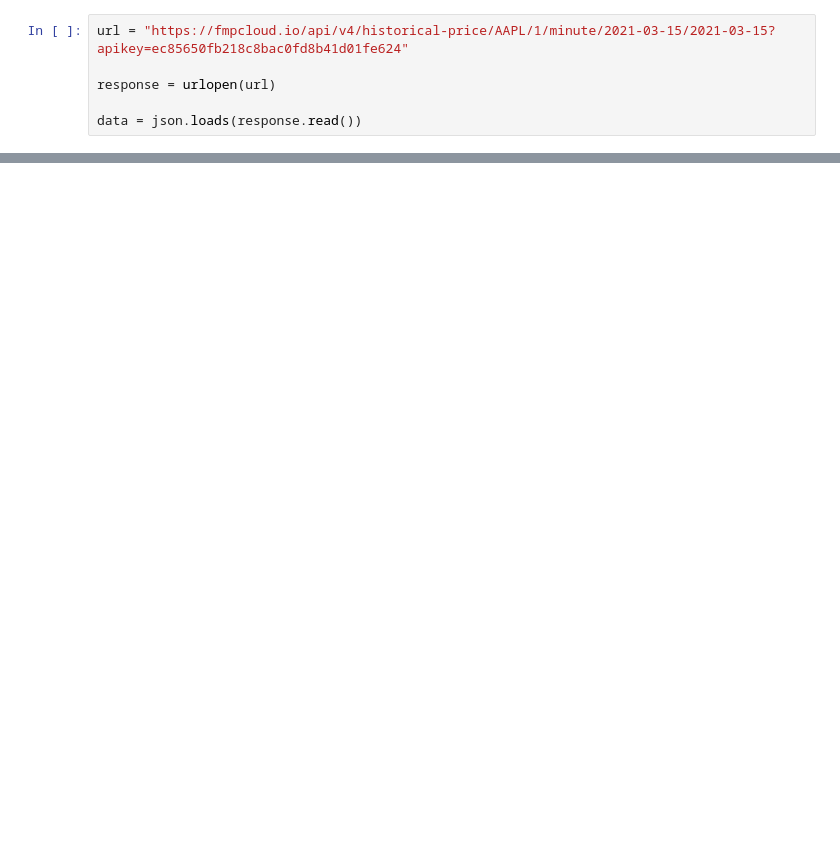
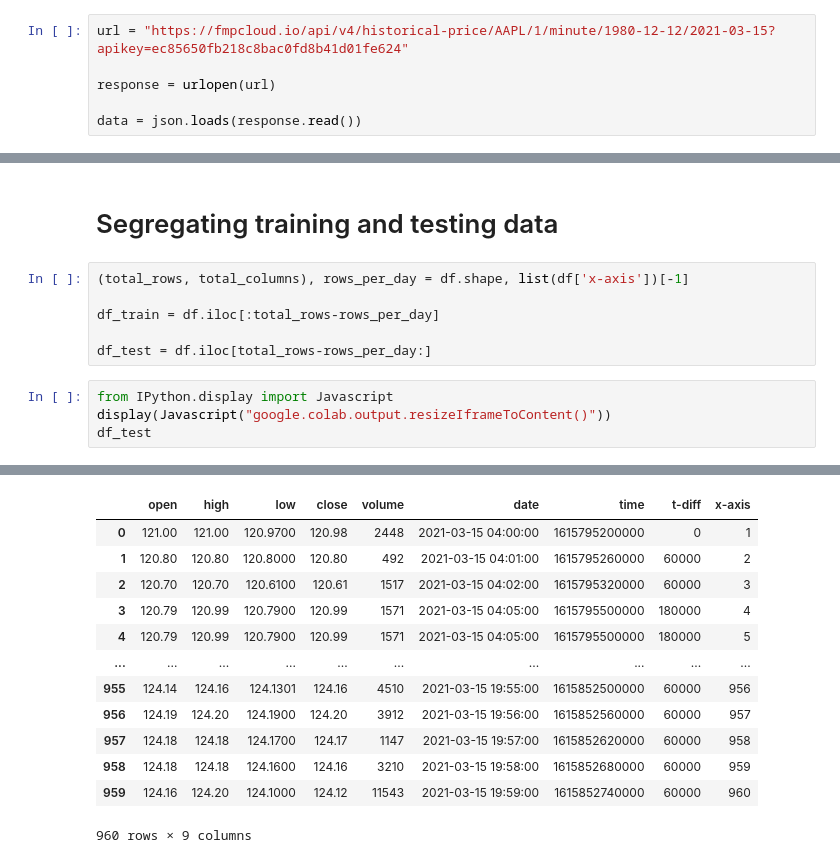
Before and after one commit to man0007/Deep-Learning, a Jupyter notebook: FMP_Cloud_Data.ipynb, the cells around one changed output, grey strips where cells are left out. Saved outputs shown, nothing was run; the diff lists cells and outputs as text; blank space fills up the shorter version.

```diff
--- a/FMP_Cloud_Data.ipynb
+++ b/FMP_Cloud_Data.ipynb
@@ -5,6 +8,6 @@ from  urllib.request import urlopen
 import json
 # %%
-url = "https://fmpcloud.io/api/v4/historical-price/AAPL/1/minute/2021-03-15/2021-03-15?apikey=ec85650fb218c8bac0fd8b41d01fe624"
+url = "https://fmpcloud.io/api/v4/historical-price/AAPL/1/minute/1980-12-12/2021-03-15?apikey=ec85650fb218c8bac0fd8b41d01fe624"
 
 response = urlopen(url)
 
@@ -59,0 +90,13 @@ print(list(df['date']))
+# %% [markdown]
+# Segregating training and testing data
+# %%
+(total_rows, total_columns), rows_per_day = df.shape, list(df['x-axis'])[-1]
+
+df_train = df.iloc[:total_rows-rows_per_day]
+
+df_test = df.iloc[total_rows-rows_per_day:]
+# %%
+from IPython.display import Javascript
+display(Javascript("google.colab.output.resizeIframeToContent()"))
+df_test
+# %% [output]
@@ -59,0 +104,13 @@ print(list(df['date']))
+|  | open | high | low | close | volume | date | time | t-diff | x-axis |
+| 0 | 121.00 | 121.00 | 120.9700 | 120.98 | 2448 | 2021-03-15 04:00:00 | 1615795200000 | 0 | 1 |
+| 1 | 120.80 | 120.80 | 120.8000 | 120.80 | 492 | 2021-03-15 04:01:00 | 1615795260000 | 60000 | 2 |
+| 2 | 120.70 | 120.70 | 120.6100 | 120.61 | 1517 | 2021-03-15 04:02:00 | 1615795320000 | 60000 | 3 |
+| 3 | 120.79 | 120.99 | 120.7900 | 120.99 | 1571 | 2021-03-15 04:05:00 | 1615795500000 | 180000 | 4 |
+| 4 | 120.79 | 120.99 | 120.7900 | 120.99 | 1571 | 2021-03-15 04:05:00 | 1615795500000 | 180000 | 5 |
+| ... | ... | ... | ... | ... | ... | ... | ... | ... | ... |
+| 955 | 124.14 | 124.16 | 124.1301 | 124.16 | 4510 | 2021-03-15 19:55:00 | 1615852500000 | 60000 | 956 |
+| 956 | 124.19 | 124.20 | 124.1900 | 124.20 | 3912 | 2021-03-15 19:56:00 | 1615852560000 | 60000 | 957 |
+| 957 | 124.18 | 124.18 | 124.1700 | 124.17 | 1147 | 2021-03-15 19:57:00 | 1615852620000 | 60000 | 958 |
+| 958 | 124.18 | 124.18 | 124.1600 | 124.16 | 3210 | 2021-03-15 19:58:00 | 1615852680000 | 60000 | 959 |
+| 959 | 124.16 | 124.20 | 124.1000 | 124.12 | 11543 | 2021-03-15 19:59:00 | 1615852740000 | 60000 | 960 |
+960 rows × 9 columns
```
Also changed, not shown: parts of 7 cells of this notebook.
